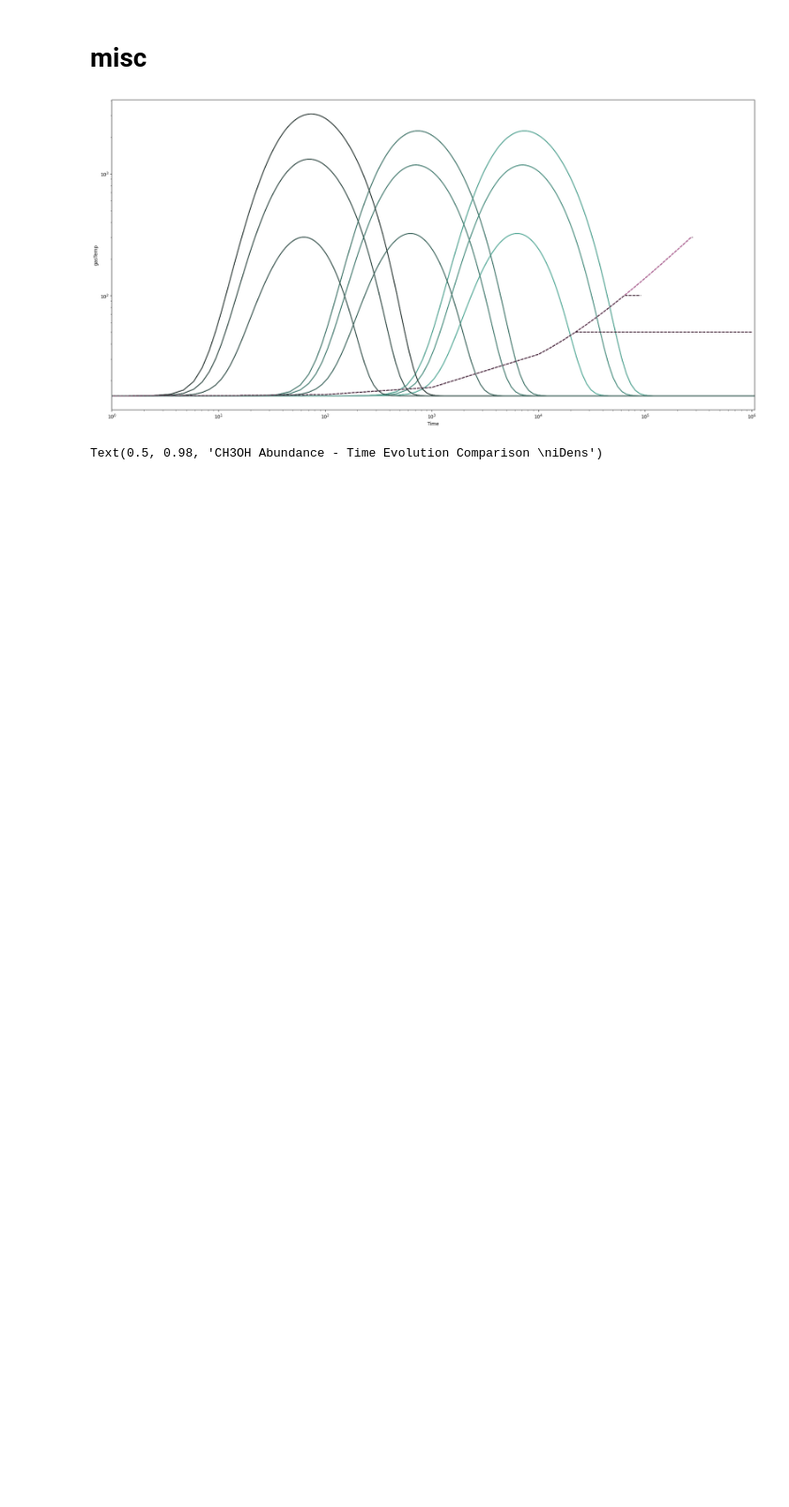
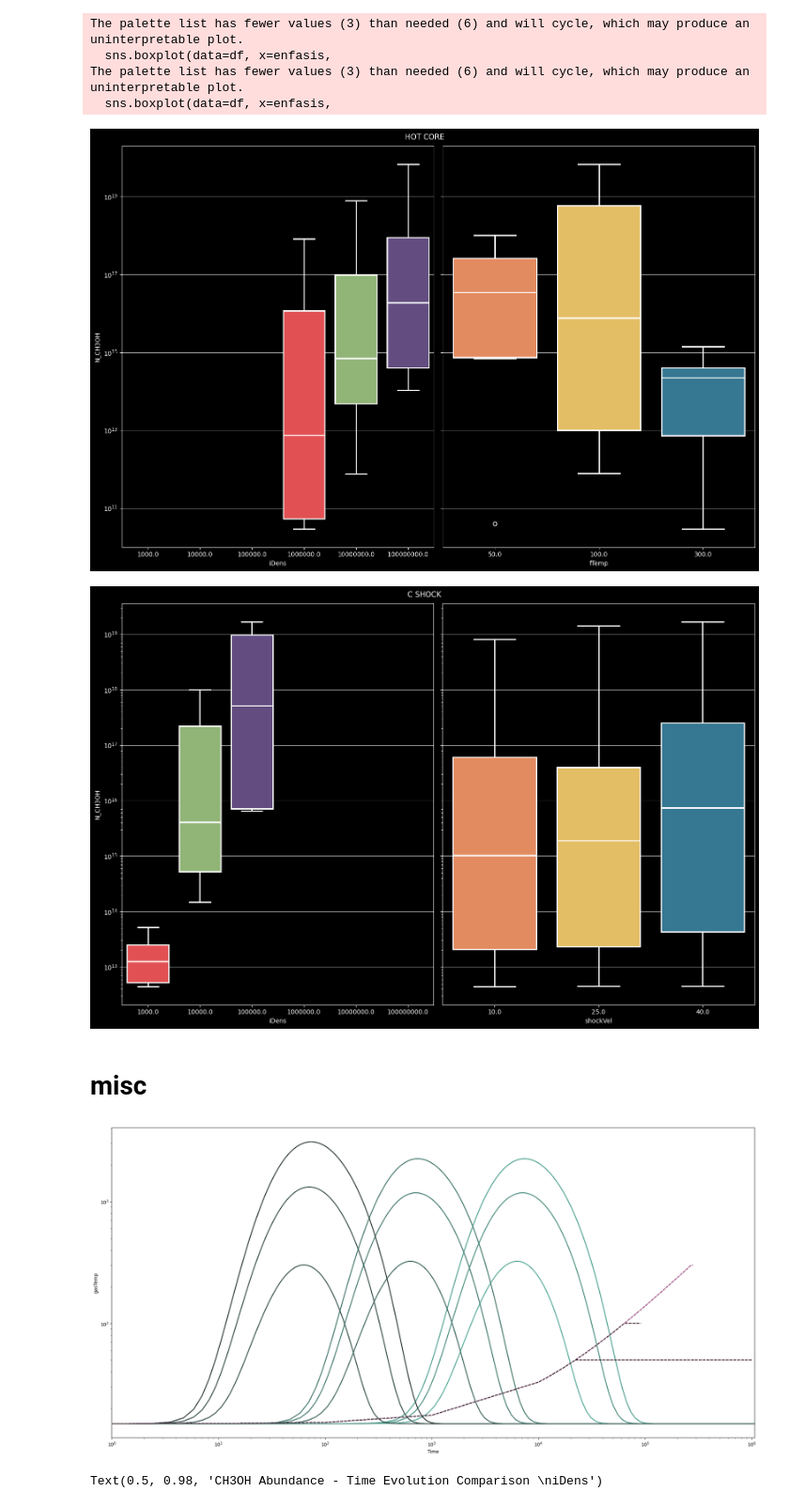
Before and after one commit to georgina-sampson/LEAPS-2024, a Jupyter notebook: CH3OH/plots.ipynb, the cells around one changed output. Shown at 94% size. Saved outputs shown, nothing was run; the diff lists cells and outputs as text; code cells hidden in the pictures; blank space fills up the shorter version.

```diff
--- a/CH3OH/plots.ipynb
+++ b/CH3OH/plots.ipynb
@@ -40,16 +66,25 @@ for enfasis in [constants.COSMICRAY, constants.INTERSTELLARRAD]:
 # %%
 for tipo in dfDic.keys():
     fig, axs = plt.subplots(1,2, figsize=(15,10), layout='tight', sharey=True)
     df=dfDic[tipo]
     varparam=constants.FTEMP if tipo==constants.HOTCORE else constants.SHOCKVEL
     for i, enfasis in enumerate([constants.IDENS, varparam]):
         sns.boxplot(data=df, x=enfasis,
-                    hue=enfasis, legend=None, palette='hls',
+                    hue=enfasis, legend=None,
+                    palette=colorProp[enfasis], hue_order=hueOrder[enfasis],
+                    order=hueOrder[enfasis],
                     linecolor='white', linewidth=2,
                     y='N_CH3OH', ax=axs[i], log_scale=True)
     fig.suptitle(tipo.upper())
     fig.savefig(f"BOXPLOT_CH3OH_columnDensity_by{enfasis.upper()}.png")
     # plt.close()
+# %% [output]
+The palette list has fewer values (3) than needed (6) and will cycle, which may produce an uninterpretable plot.
+  sns.boxplot(data=df, x=enfasis,
+The palette list has fewer values (3) than needed (6) and will cycle, which may produce an uninterpretable plot.
+  sns.boxplot(data=df, x=enfasis,
+[figure, added]
+[figure, added]
 # %% [markdown]
 # misc
 # %%
```
Also changed, not shown: parts of 3 cells of this notebook, 4 other files.
